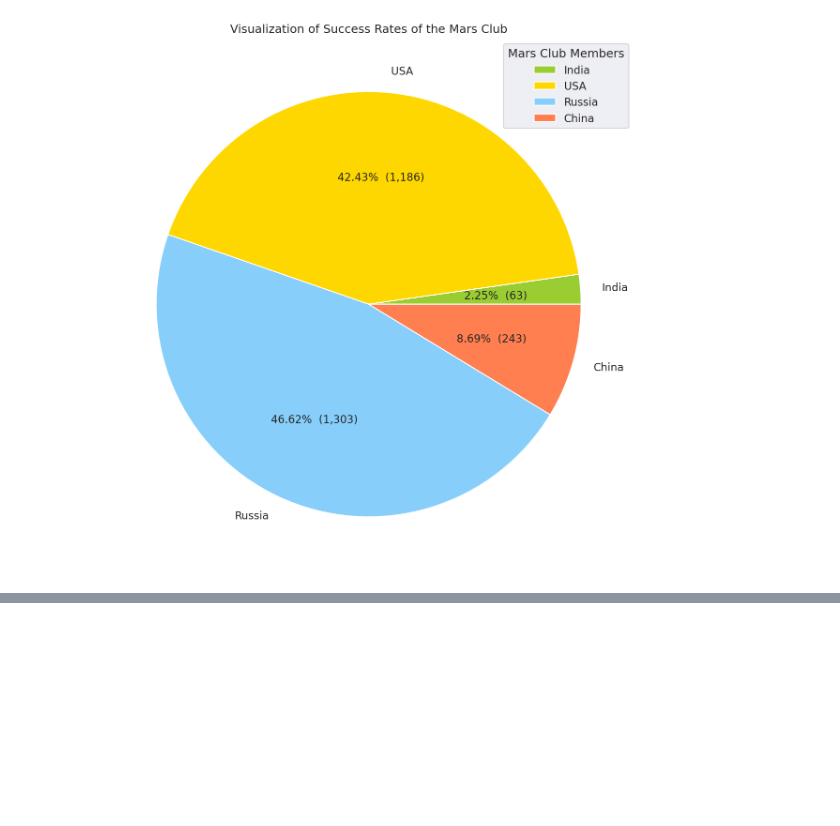
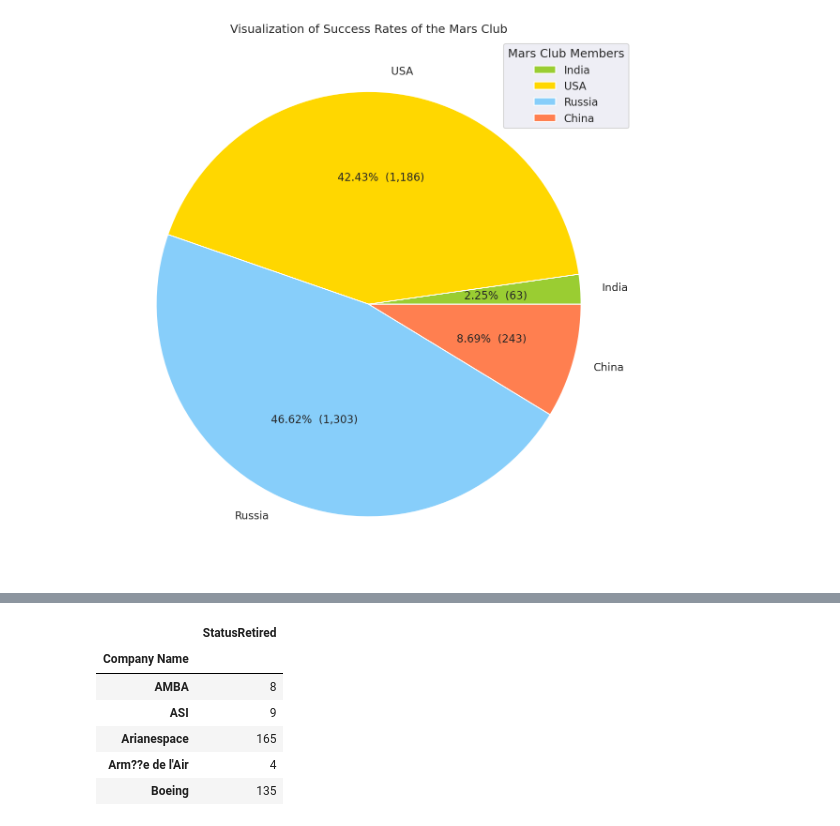
Before and after one commit to DSCKGEC/Space-Missions, a Jupyter notebook: notebooks/space_missions_eda.ipynb, the cells around one changed output, grey strips where cells are left out. Cells and saved outputs as stored; diff of their text form; code cells hidden in the pictures; blank space fills up the shorter version.

```diff
--- a/notebooks/space_missions_eda.ipynb
+++ b/notebooks/space_missions_eda.ipynb
@@ -543,0 +562,13 @@ Text(0.5, 1.0, 'Visualization of Success Rates of the Mars Club')
+# %%
+df_rocket_retired = df_rocket[df_rocket['Status Rocket'] == 'StatusRetired']
+df_rocket_retired = df_rocket_retired.groupby('Company Name').count()
+df_retired = df_rocket_retired.rename(columns={'Status Rocket': 'StatusRetired'})
+df_retired.head()
+# %% [output]
+|  | StatusRetired |
+| Company Name |  |
+| AMBA | 8 |
+| ASI | 9 |
+| Arianespace | 165 |
+| Arm??e de l'Air | 4 |
+| Boeing | 135 |
```
Also changed, not shown: parts of 6 cells of this notebook.
